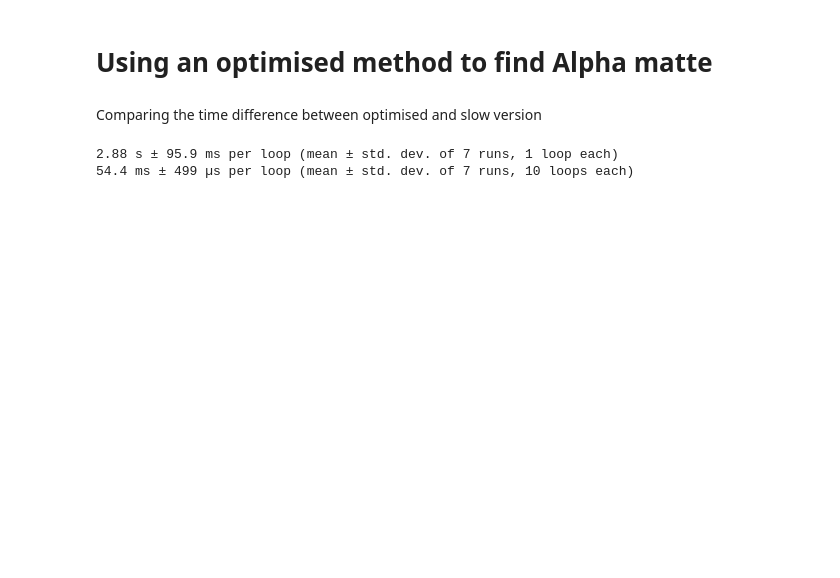
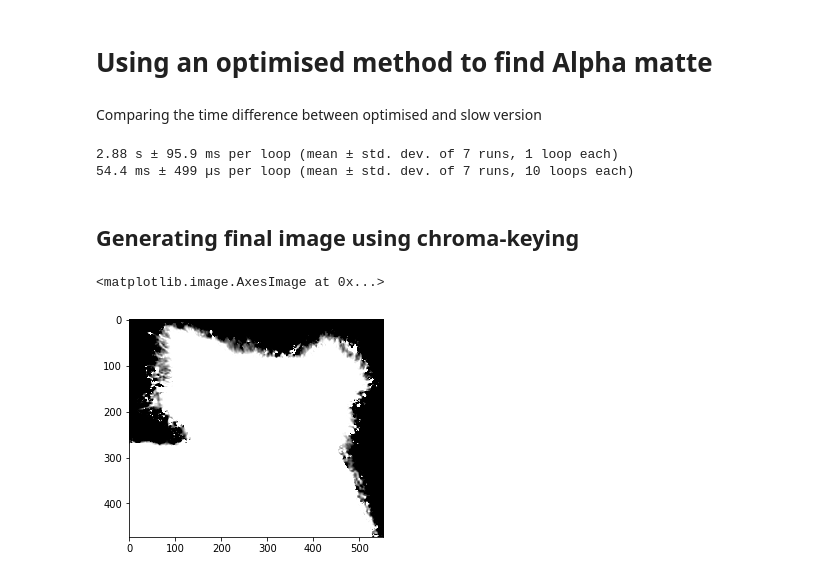
Before and after one commit to anushkawakankar/Poisson-Matting, a Jupyter notebook: poisson.ipynb, the cells around one changed output. Cells and saved outputs as stored; diff of their text form; code cells hidden in the pictures; blank space fills up the shorter version.

Commit message:
Trial of chroma-keying

```diff
--- a/poisson.ipynb
+++ b/poisson.ipynb
@@ -251,3 +251,15 @@ Comparing the time difference between optimised and slow version
 # %% [output]
 2.88 s ± 95.9 ms per loop (mean ± std. dev. of 7 runs, 1 loop each)
 54.4 ms ± 499 µs per loop (mean ± std. dev. of 7 runs, 10 loops each)
+# %% [markdown]
+## Generating final image using chroma-keying
+# %%
+New_alpha = opt_Alpha_matte_jit(Estimate_alpha, b)
+New_alpha = np.maximum(New_alpha,0)
+New_alpha = np.minimum(New_alpha,1)
+New_alpha = New_alpha.reshape(h,w)
+# %%
+plt.imshow(New_alpha, cmap='gray')
+# %% [output]
+<matplotlib.image.AxesImage at 0x...>
+[figure, added]
```
Also changed, not shown: parts of 8 cells of this notebook, 1 other file.
